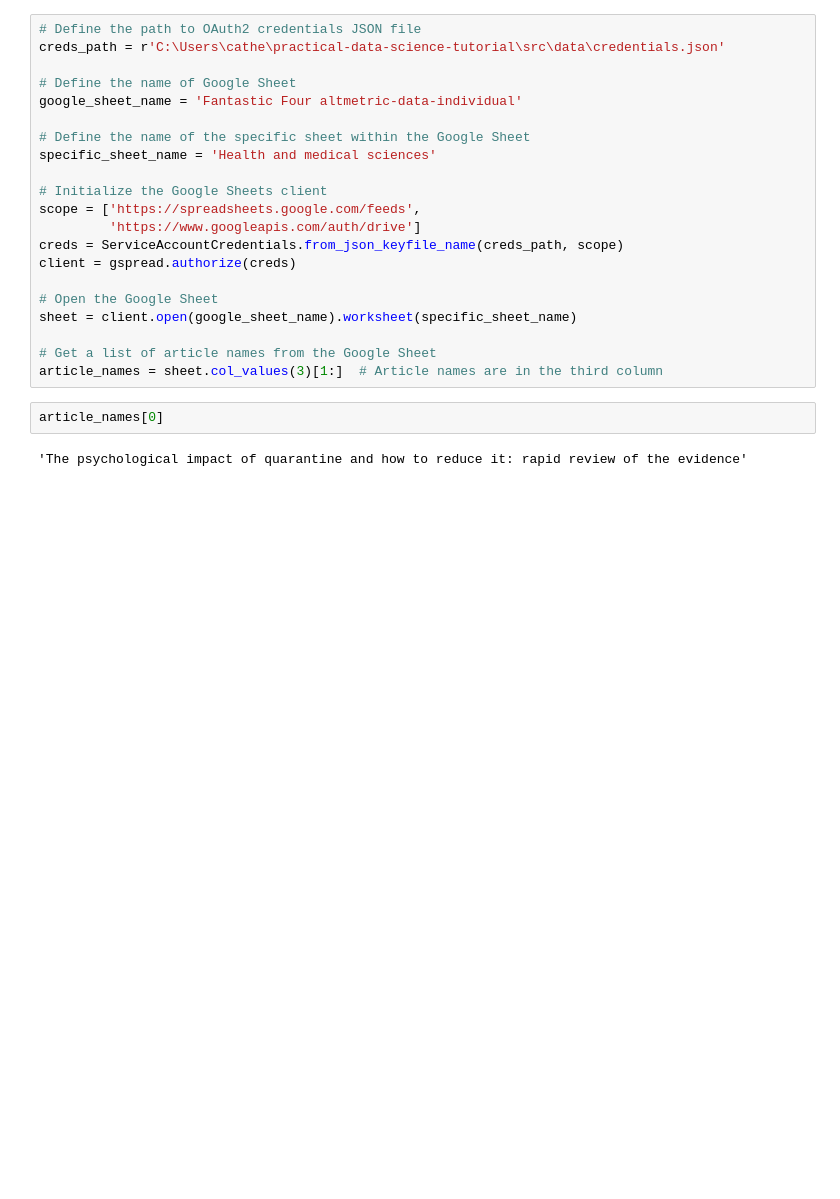
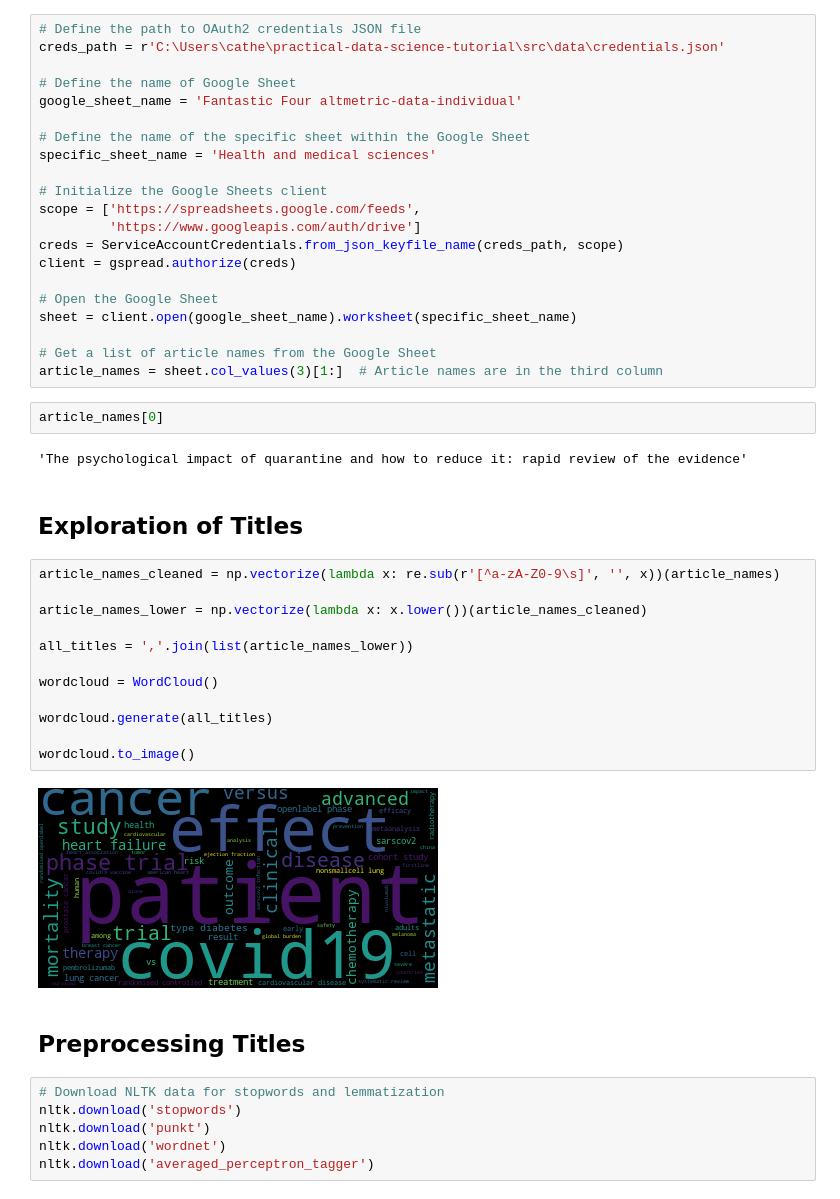
Before and after one commit to christopherfkk/practical-data-science-tutorial, a Jupyter notebook: src/data/LDA.ipynb, the cells around one changed output. Saved outputs shown, nothing was run; the diff lists cells and outputs as text; blank space fills up the shorter version.

Commit message:
preprocessing for LDA

```diff
--- a/src/data/LDA.ipynb
+++ b/src/data/LDA.ipynb
@@ -27,3 +63,27 @@ article_names = sheet.col_values(3)[1:]  # Article names are in the third column
 article_names[0]
 # %% [output]
 'The psychological impact of quarantine and how to reduce it: rapid review of the evidence'
+# %% [markdown]
+## Exploration of Titles
+# %%
+article_names_cleaned = np.vectorize(lambda x: re.sub(r'[^a-zA-Z0-9\s]', '', x))(article_names)
+
+article_names_lower = np.vectorize(lambda x: x.lower())(article_names_cleaned)
+
+all_titles = ','.join(list(article_names_lower))
+
+wordcloud = WordCloud()
+
+wordcloud.generate(all_titles)
+
+wordcloud.to_image()
+# %% [output]
+[figure, added]
+# %% [markdown]
+## Preprocessing Titles
+# %%
+# Download NLTK data for stopwords and lemmatization
+nltk.download('stopwords')
+nltk.download('punkt')
+nltk.download('wordnet')
+nltk.download('averaged_perceptron_tagger')
```
Also changed, not shown: parts of 8 cells of this notebook.
